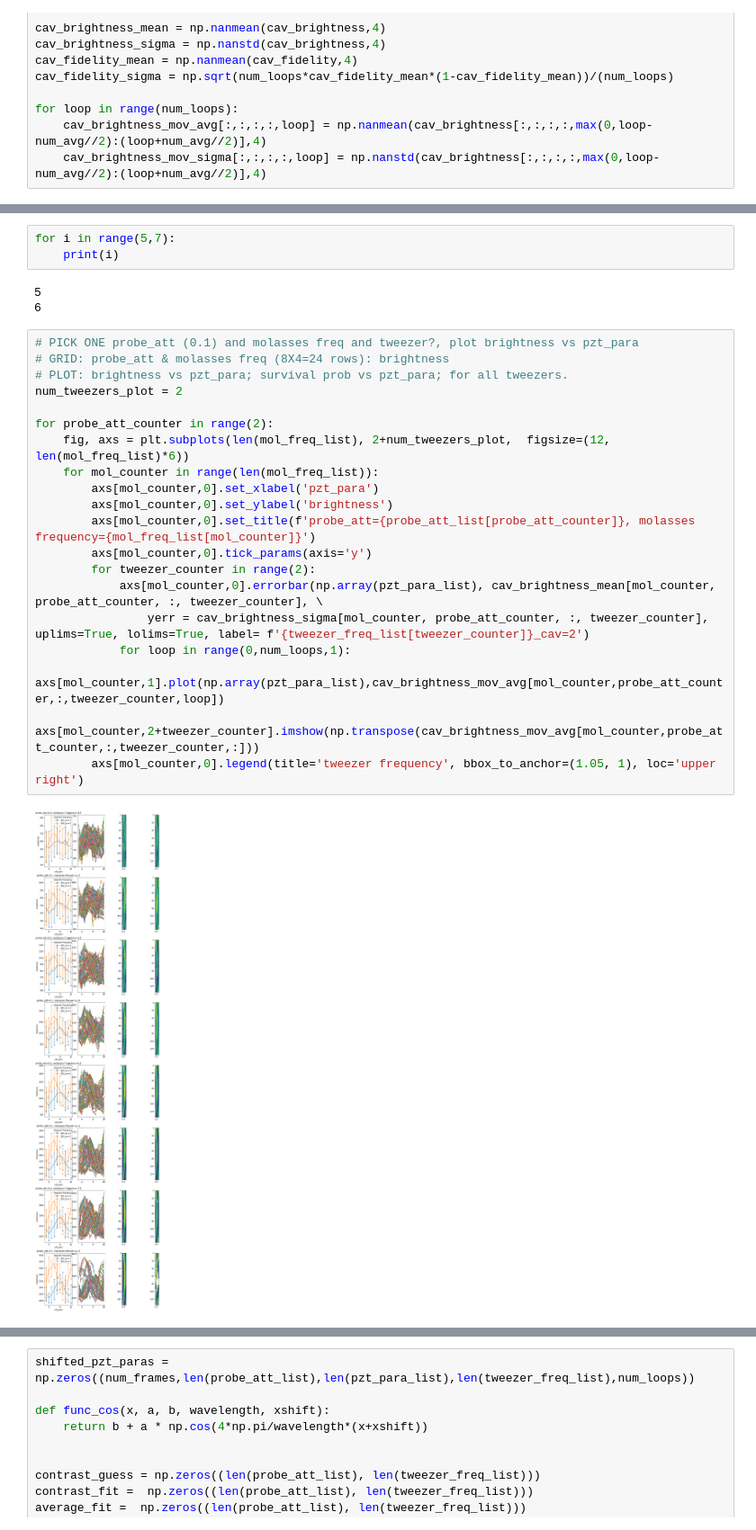
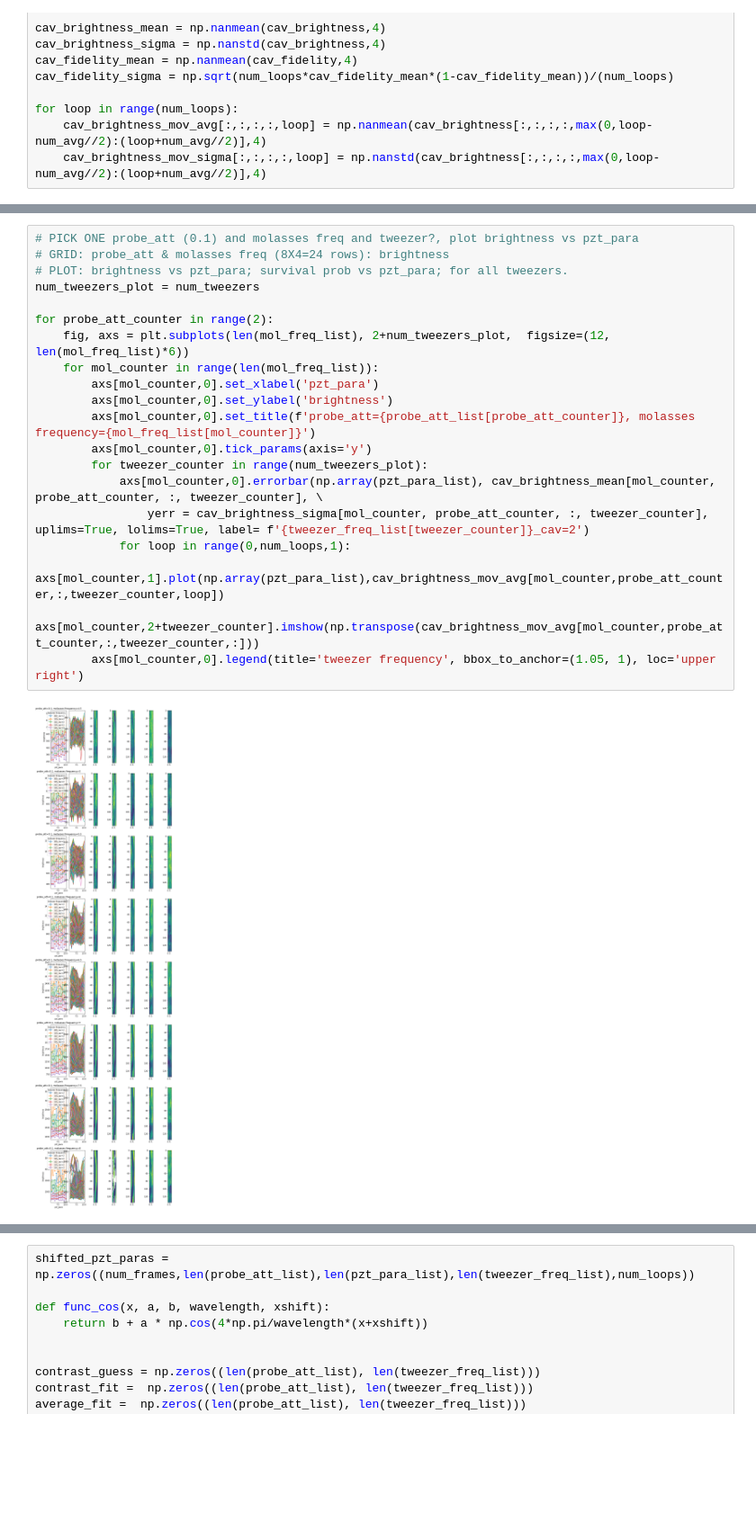
Before and after one commit to ultracolde6/expdatae6-analysis, a Jupyter notebook: 2021/02/14/run0/analysis.ipynb, the cells around one changed output, grey strips where cells are left out. Shown at 90% size. Saved outputs shown, nothing was run; the diff lists cells and outputs as text; blank space fills up the shorter version.

```diff
--- a/2021/02/14/run0/analysis.ipynb
+++ b/2021/02/14/run0/analysis.ipynb
@@ -141,28 +137,22 @@ for loop in range(num_loops):
-# %%
-for i in range(5,7):
-    print(i)
-# %% [output]
-5
-6
 # %%
 # PICK ONE probe_att (0.1) and molasses freq and tweezer?, plot brightness vs pzt_para
 # GRID: probe_att & molasses freq (8X4=24 rows): brightness
 # PLOT: brightness vs pzt_para; survival prob vs pzt_para; for all tweezers.
-num_tweezers_plot = 2
+num_tweezers_plot = num_tweezers
 
 for probe_att_counter in range(2):
     fig, axs = plt.subplots(len(mol_freq_list), 2+num_tweezers_plot,  figsize=(12, len(mol_freq_list)*6))
     for mol_counter in range(len(mol_freq_list)):
         axs[mol_counter,0].set_xlabel('pzt_para')
         axs[mol_counter,0].set_ylabel('brightness')
         axs[mol_counter,0].set_title(f'probe_att={probe_att_list[probe_att_counter]}, molasses frequency={mol_freq_list[mol_counter]}')
         axs[mol_counter,0].tick_params(axis='y')
-        for tweezer_counter in range(2):
+        for tweezer_counter in range(num_tweezers_plot):
             axs[mol_counter,0].errorbar(np.array(pzt_para_list), cav_brightness_mean[mol_counter, probe_att_counter, :, tweezer_counter], \
                 yerr = cav_brightness_sigma[mol_counter, probe_att_counter, :, tweezer_counter],  uplims=True, lolims=True, label= f'{tweezer_freq_list[tweezer_counter]}_cav=2')
             for loop in range(0,num_loops,1):
                 axs[mol_counter,1].plot(np.array(pzt_para_list),cav_brightness_mov_avg[mol_counter,probe_att_counter,:,tweezer_counter,loop])
             axs[mol_counter,2+tweezer_counter].imshow(np.transpose(cav_brightness_mov_avg[mol_counter,probe_att_counter,:,tweezer_counter,:]))
         axs[mol_counter,0].legend(title='tweezer frequency', bbox_to_anchor=(1.05, 1), loc='upper right')
 # %% [output]
-[figure, old version]
+[figure, new version]
```
Also changed, not shown: parts of 8 cells of this notebook.
